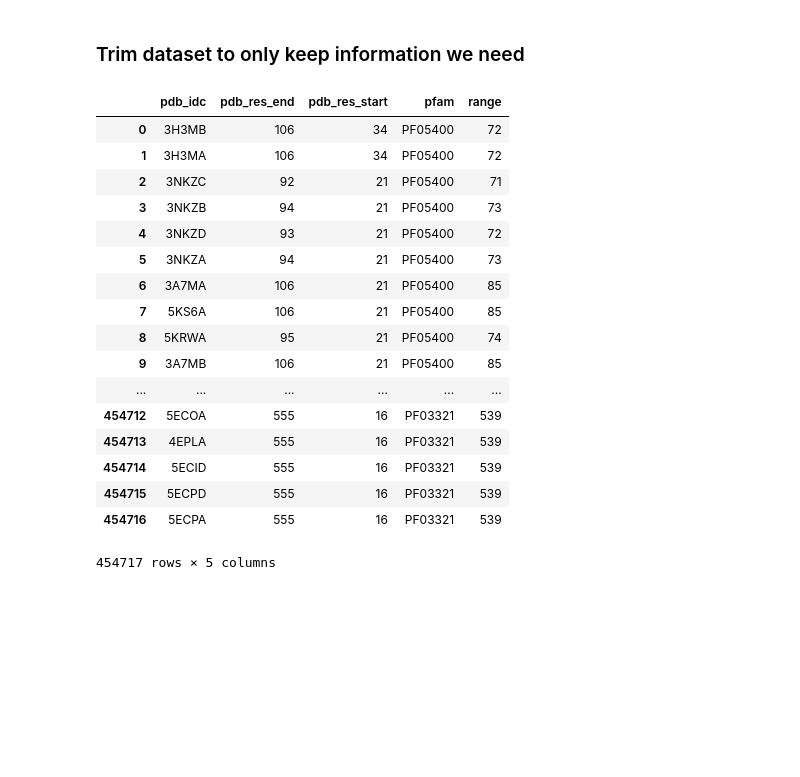
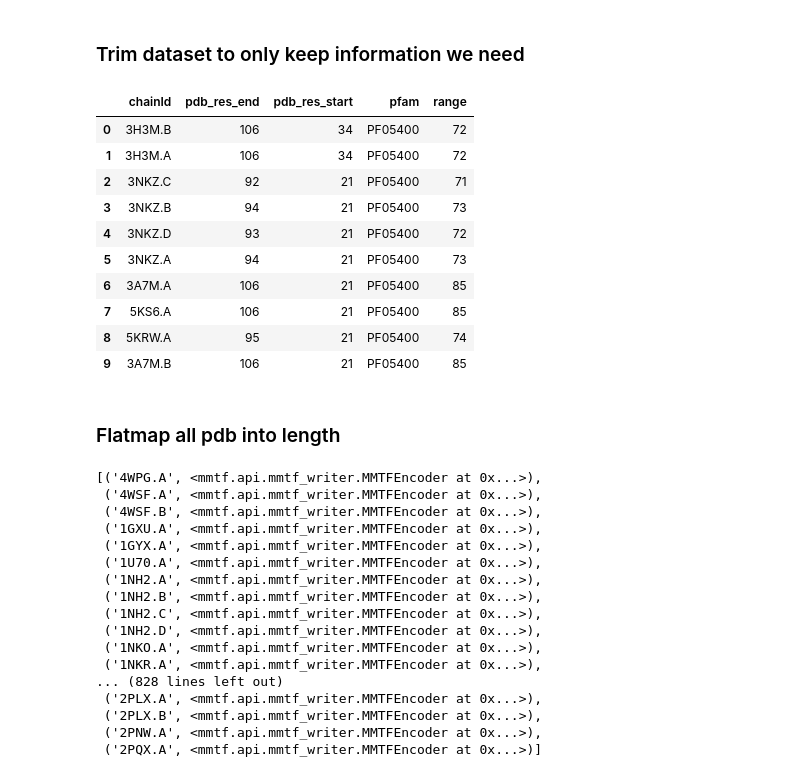
Before and after one commit to sbl-sdsc/mmtf-hackathon-2018, a Jupyter notebook: sequence_structure_coverage/sequence_structure_coverage.ipynb, the cells around one changed output. Drawn from its saved outputs; the diff is of its cells as text; code cells hidden in the pictures; blank space fills up the shorter version.

```diff
--- a/sequence_structure_coverage/sequence_structure_coverage.ipynb
+++ b/sequence_structure_coverage/sequence_structure_coverage.ipynb
@@ -15,8 +28,5 @@ sc = spark.sparkContext
 # %%
-path = "/Users/kyle_stiers/Desktop/mmtf_files/reduced/"
-pdb = mmtfReader.read_sequence_file(path, sc)
-
-pfam_data = pd.read_csv("../pdb_pfamA_reg.txt",sep='\t',header=(0), low_memory=False)
+pfam_data = pd.read_csv("pdb_pfamA_reg.txt",sep='\t',header=(0), low_memory=False)
 pfam_data.head(10)
 # %% [output]
 |  | auto_pdb_reg | auto_uniprot_reg_full | pdb_id | pfamA_acc | pfamseq_acc | chain | pdb_res_start | ... |
@@ -33,25 +43,44 @@ pfam_data.head(10)
 # %% [markdown]
 ### Trim dataset to only keep information we need
 # %%
-d = {'pdb_idc': (pfam_data['pdb_id']+pfam_data['chain']), 'pfam':pfam_data['pfamA_acc'], 'pdb_res_start': pfam_data['pdb_res_start'], 'pdb_res_end':pfam_data['pdb_res_end'], 'range':df['pdb_res_end']-df['pdb_res_start']}
+d = {'chainId': pfam_data['pdb_id']+'.'+pfam_data['chain'], 'pfam':pfam_data['pfamA_acc'], 'pdb_res_start': pfam_data['pdb_res_start'], 'pdb_res_end':pfam_data['pdb_res_end'], 'range':pfam_data['pdb_res_end']-pfam_data['pdb_res_start']}
 df = pd.DataFrame(data=d)
-df
+df_noDups = df.drop_duplicates(subset="chainId")
+df_noDups.head(10)
 # %% [output]
-|  | pdb_idc | pdb_res_end | pdb_res_start | pfam | range |
-| 0 | 3H3MB | 106 | 34 | PF05400 | 72 |
-| 1 | 3H3MA | 106 | 34 | PF05400 | 72 |
-| 2 | 3NKZC | 92 | 21 | PF05400 | 71 |
-| 3 | 3NKZB | 94 | 21 | PF05400 | 73 |
-| 4 | 3NKZD | 93 | 21 | PF05400 | 72 |
-| 5 | 3NKZA | 94 | 21 | PF05400 | 73 |
-| 6 | 3A7MA | 106 | 21 | PF05400 | 85 |
-| 7 | 5KS6A | 106 | 21 | PF05400 | 85 |
-| 8 | 5KRWA | 95 | 21 | PF05400 | 74 |
-| 9 | 3A7MB | 106 | 21 | PF05400 | 85 |
-| ... | ... | ... | ... | ... | ... |
-| 454712 | 5ECOA | 555 | 16 | PF03321 | 539 |
-| 454713 | 4EPLA | 555 | 16 | PF03321 | 539 |
-| 454714 | 5ECID | 555 | 16 | PF03321 | 539 |
-| 454715 | 5ECPD | 555 | 16 | PF03321 | 539 |
-| 454716 | 5ECPA | 555 | 16 | PF03321 | 539 |
+|  | chainId | pdb_res_end | pdb_res_start | pfam | range |
+| 0 | 3H3M.B | 106 | 34 | PF05400 | 72 |
+| 1 | 3H3M.A | 106 | 34 | PF05400 | 72 |
+| 2 | 3NKZ.C | 92 | 21 | PF05400 | 71 |
+| 3 | 3NKZ.B | 94 | 21 | PF05400 | 73 |
+| 4 | 3NKZ.D | 93 | 21 | PF05400 | 72 |
+| 5 | 3NKZ.A | 94 | 21 | PF05400 | 73 |
+| 6 | 3A7M.A | 106 | 21 | PF05400 | 85 |
+| 7 | 5KS6.A | 106 | 21 | PF05400 | 85 |
+| 8 | 5KRW.A | 95 | 21 | PF05400 | 74 |
+| 9 | 3A7M.B | 106 | 21 | PF05400 | 85 |
-454717 rows × 5 columns
+# %% [markdown]
+### Flatmap all pdb into length
+# %%
+chains = pdb.flatMap(StructureToPolymerChains(False,True)) \
+            .filter(PolymerComposition(PolymerComposition.AMINO_ACIDS_20))
+chains.count()
+chains.collect()
+# %% [output]
+[('4WPG.A', <mmtf.api.mmtf_writer.MMTFEncoder at 0x...>),
+ ('4WSF.A', <mmtf.api.mmtf_writer.MMTFEncoder at 0x...>),
+ ('4WSF.B', <mmtf.api.mmtf_writer.MMTFEncoder at 0x...>),
+ ('1GXU.A', <mmtf.api.mmtf_writer.MMTFEncoder at 0x...>),
+ ('1GYX.A', <mmtf.api.mmtf_writer.MMTFEncoder at 0x...>),
+ ('1U70.A', <mmtf.api.mmtf_writer.MMTFEncoder at 0x...>),
+ ('1NH2.A', <mmtf.api.mmtf_writer.MMTFEncoder at 0x...>),
+ ('1NH2.B', <mmtf.api.mmtf_writer.MMTFEncoder at 0x...>),
+ ('1NH2.C', <mmtf.api.mmtf_writer.MMTFEncoder at 0x...>),
+ ('1NH2.D', <mmtf.api.mmtf_writer.MMTFEncoder at 0x...>),
+ ('1NKO.A', <mmtf.api.mmtf_writer.MMTFEncoder at 0x...>),
+ ('1NKR.A', <mmtf.api.mmtf_writer.MMTFEncoder at 0x...>),
+... (828 lines left out)
+ ('2PLX.A', <mmtf.api.mmtf_writer.MMTFEncoder at 0x...>),
+ ('2PLX.B', <mmtf.api.mmtf_writer.MMTFEncoder at 0x...>),
+ ('2PNW.A', <mmtf.api.mmtf_writer.MMTFEncoder at 0x...>),
+ ('2PQX.A', <mmtf.api.mmtf_writer.MMTFEncoder at 0x...>)]
```
Also changed, not shown: parts of 20 cells of this notebook, 1 other file.
